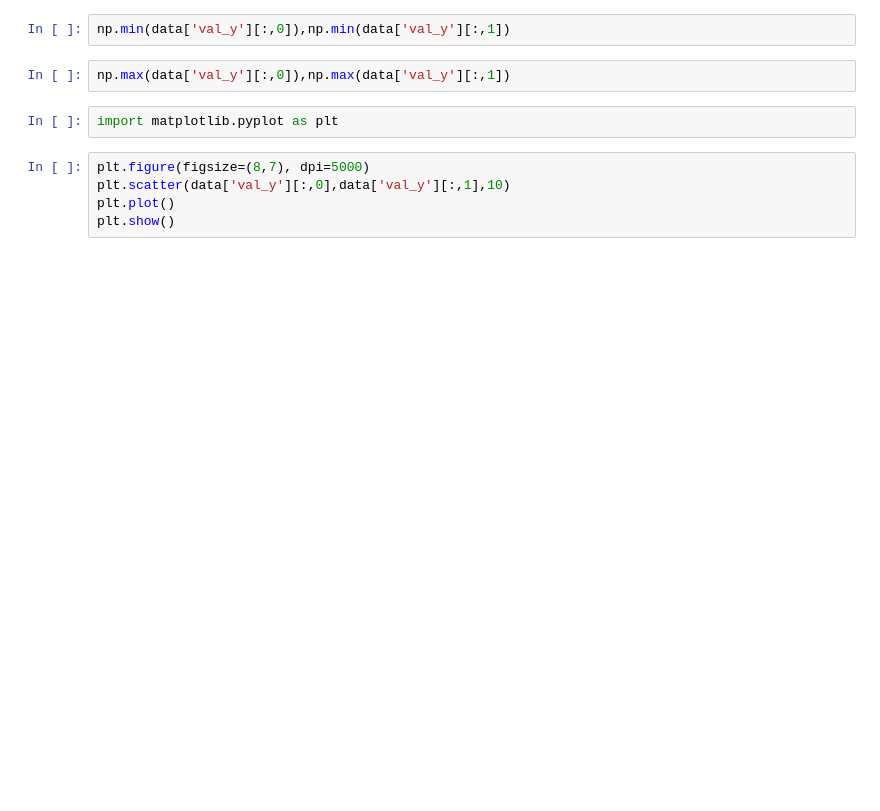
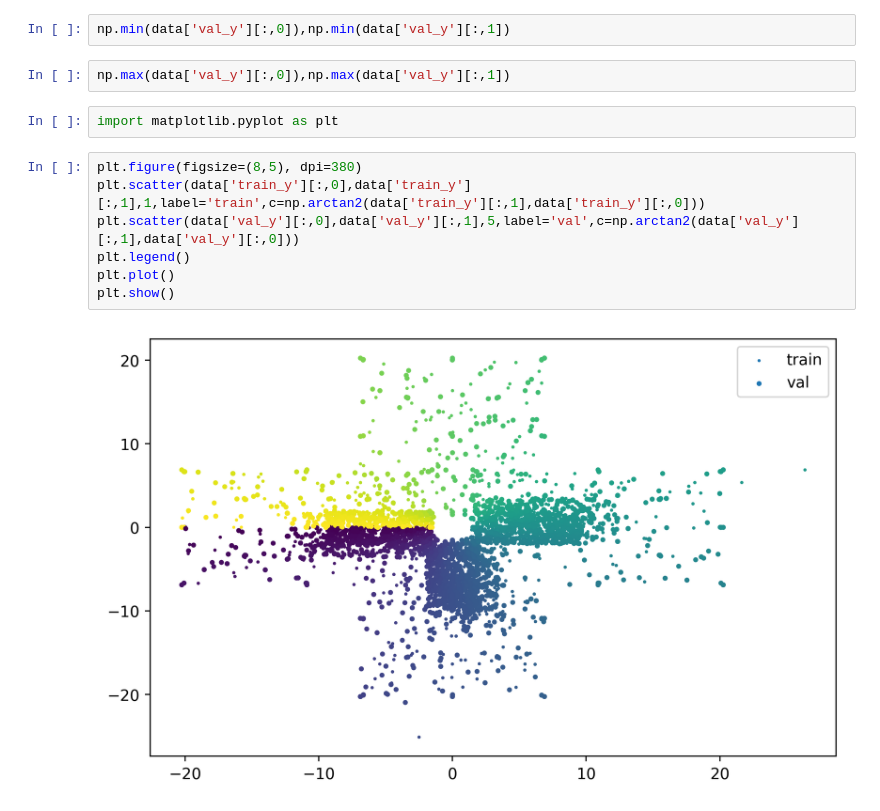
Before and after one commit to vincehxb/Proj_iTraker, a Jupyter notebook: MIT_iTraker/mit_itraker训练.ipynb, the cells around one changed output. Saved outputs shown, nothing was run; the diff lists cells and outputs as text; blank space fills up the shorter version.

```diff
--- a/MIT_iTraker/mit_itraker训练.ipynb
+++ b/MIT_iTraker/mit_itraker训练.ipynb
@@ -149,7 +154,11 @@ np.max(data['val_y'][:,0]),np.max(data['val_y'][:,1])
 # %%
 import matplotlib.pyplot as plt
 # %%
-plt.figure(figsize=(8,7), dpi=5000)
-plt.scatter(data['val_y'][:,0],data['val_y'][:,1],10)
+plt.figure(figsize=(8,5), dpi=380)
+plt.scatter(data['train_y'][:,0],data['train_y'][:,1],1,label='train',c=np.arctan2(data['train_y'][:,1],data['train_y'][:,0]))
+plt.scatter(data['val_y'][:,0],data['val_y'][:,1],5,label='val',c=np.arctan2(data['val_y'][:,1],data['val_y'][:,0]))
+plt.legend()
 plt.plot()
 plt.show()
+# %% [output]
+[figure, added]
```
Also changed, not shown: parts of 14 cells of this notebook.
